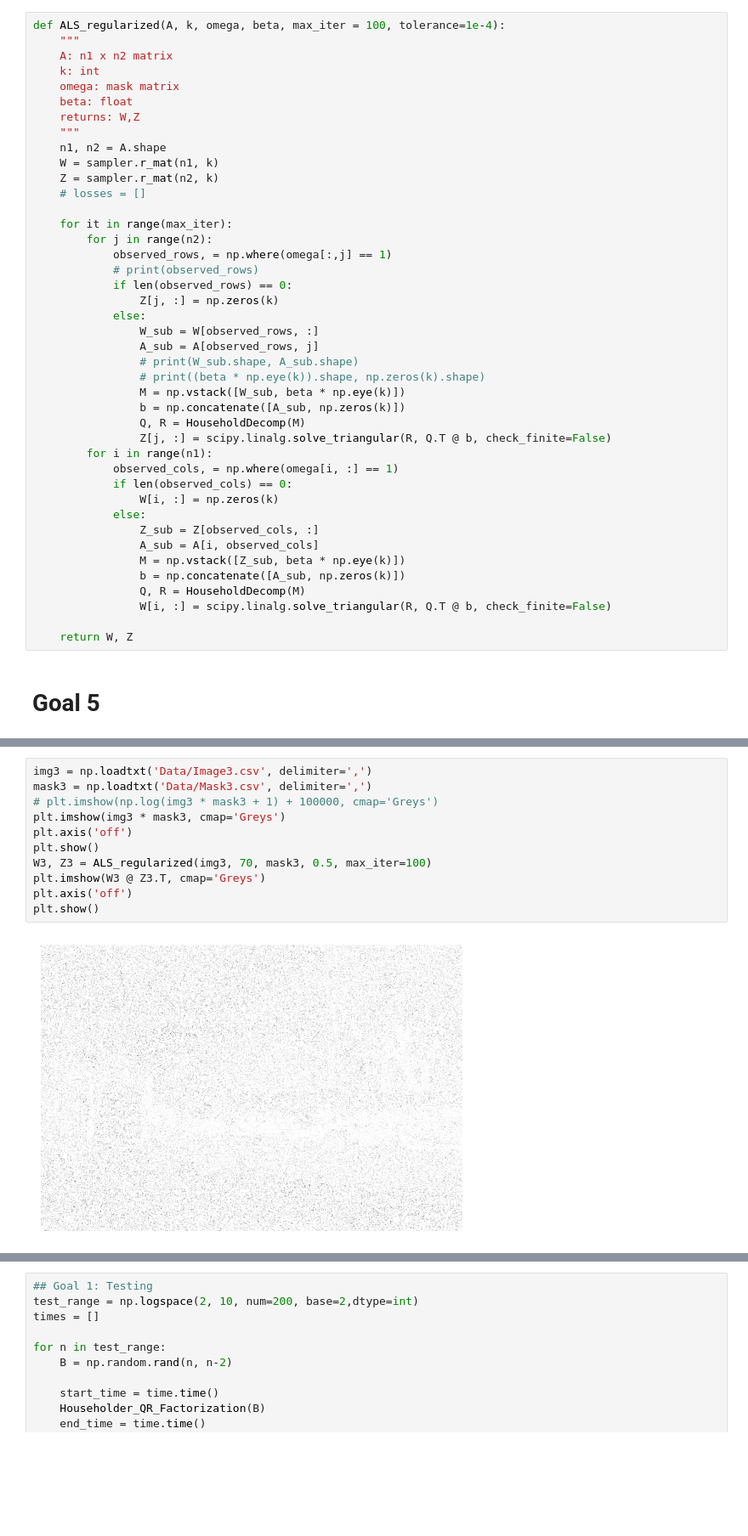
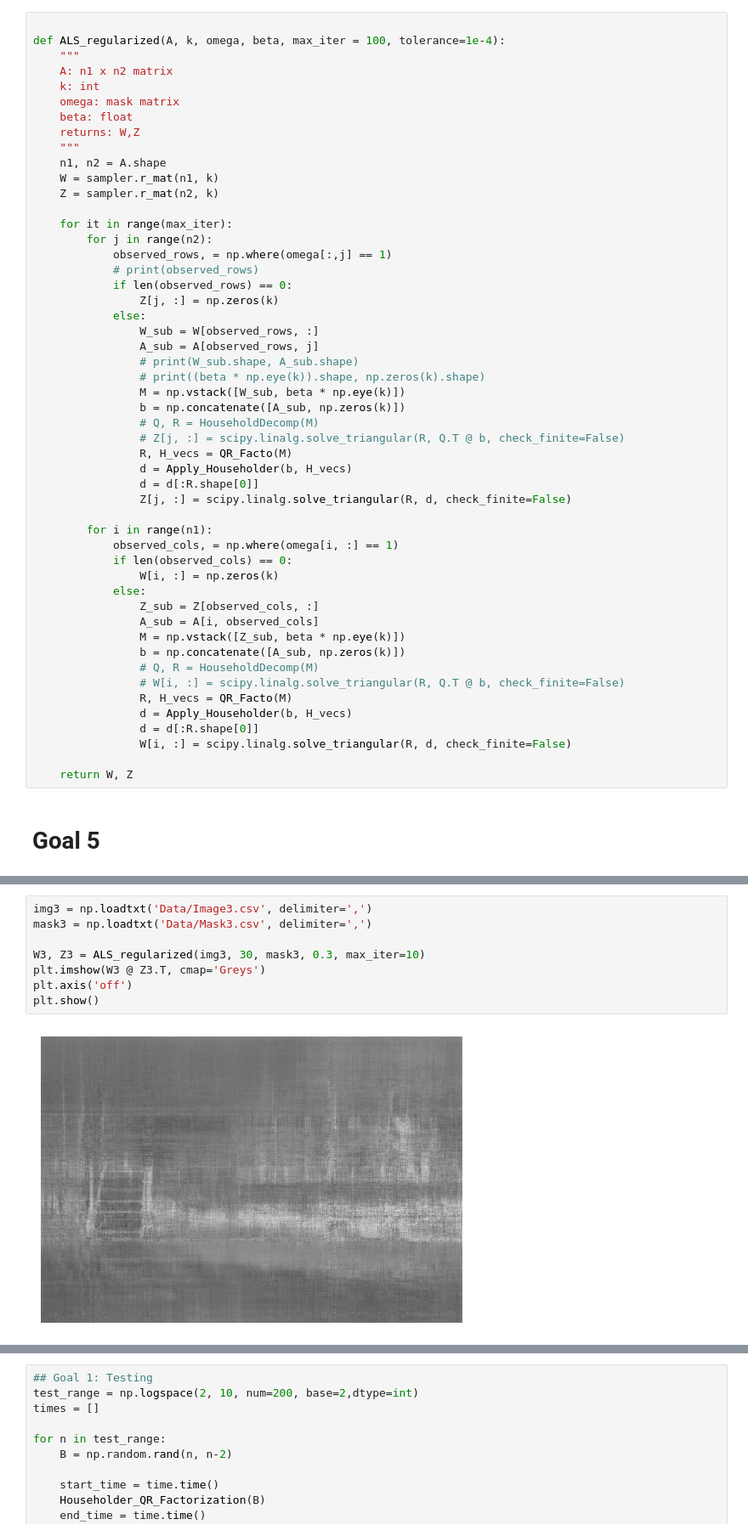
Before and after one commit to liu-bodong/SVD-Image-Compression, a Jupyter notebook: code.ipynb, the cells around one changed output, grey strips where cells are left out. Shown at 85% size. Saved outputs shown, nothing was run; the diff lists cells and outputs as text; blank space fills up the shorter version.

```diff
--- a/code.ipynb
+++ b/code.ipynb
@@ -277,6 +290,7 @@ plt.show()
 # %% [markdown]
 ## Algorithm 2: Alternating Least Squares with regularization
 # %%
+
 def ALS_regularized(A, k, omega, beta, max_iter = 100, tolerance=1e-4):
     """
     A: n1 x n2 matrix
@@ -288,7 +302,6 @@ def ALS_regularized(A, k, omega, beta, max_iter = 100, tolerance=1e-4):
     n1, n2 = A.shape
     W = sampler.r_mat(n1, k)
     Z = sampler.r_mat(n2, k)
-    # losses = []
 
     for it in range(max_iter):
         for j in range(n2):
@@ -303,8 +316,13 @@ def ALS_regularized(A, k, omega, beta, max_iter = 100, tolerance=1e-4):
                 # print((beta * np.eye(k)).shape, np.zeros(k).shape)
                 M = np.vstack([W_sub, beta * np.eye(k)])
                 b = np.concatenate([A_sub, np.zeros(k)])
-                Q, R = HouseholdDecomp(M)
-                Z[j, :] = scipy.linalg.solve_triangular(R, Q.T @ b, check_finite=False)
+                # Q, R = HouseholdDecomp(M)
+                # Z[j, :] = scipy.linalg.solve_triangular(R, Q.T @ b, check_finite=False)
+                R, H_vecs = QR_Facto(M)
+                d = Apply_Householder(b, H_vecs)
+                d = d[:R.shape[0]]
+                Z[j, :] = scipy.linalg.solve_triangular(R, d, check_finite=False)
+
         for i in range(n1):
             observed_cols, = np.where(omega[i, :] == 1)
             if len(observed_cols) == 0:
@@ -314,8 +332,12 @@ def ALS_regularized(A, k, omega, beta, max_iter = 100, tolerance=1e-4):
                 A_sub = A[i, observed_cols]
                 M = np.vstack([Z_sub, beta * np.eye(k)])
                 b = np.concatenate([A_sub, np.zeros(k)])
-                Q, R = HouseholdDecomp(M)
-                W[i, :] = scipy.linalg.solve_triangular(R, Q.T @ b, check_finite=False)
+                # Q, R = HouseholdDecomp(M)
+                # W[i, :] = scipy.linalg.solve_triangular(R, Q.T @ b, check_finite=False)
+                R, H_vecs = QR_Facto(M)
+                d = Apply_Householder(b, H_vecs)
+                d = d[:R.shape[0]]
+                W[i, :] = scipy.linalg.solve_triangular(R, d, check_finite=False)
 
     return W, Z
 # %% [markdown]
@@ -352,13 +392,10 @@ plt.show()
 # %%
 img3 = np.loadtxt('Data/Image3.csv', delimiter=',')
 mask3 = np.loadtxt('Data/Mask3.csv', delimiter=',')
-# plt.imshow(np.log(img3 * mask3 + 1) + 100000, cmap='Greys')
-plt.imshow(img3 * mask3, cmap='Greys')
-plt.axis('off')
-plt.show()
-W3, Z3 = ALS_regularized(img3, 70, mask3, 0.5, max_iter=100)
+
+W3, Z3 = ALS_regularized(img3, 30, mask3, 0.3, max_iter=10)
 plt.imshow(W3 @ Z3.T, cmap='Greys')
 plt.axis('off')
 plt.show()
 # %% [output]
-[figure, old version]
+[figure, new version]
```
Also changed, not shown: parts of 14 cells of this notebook.
